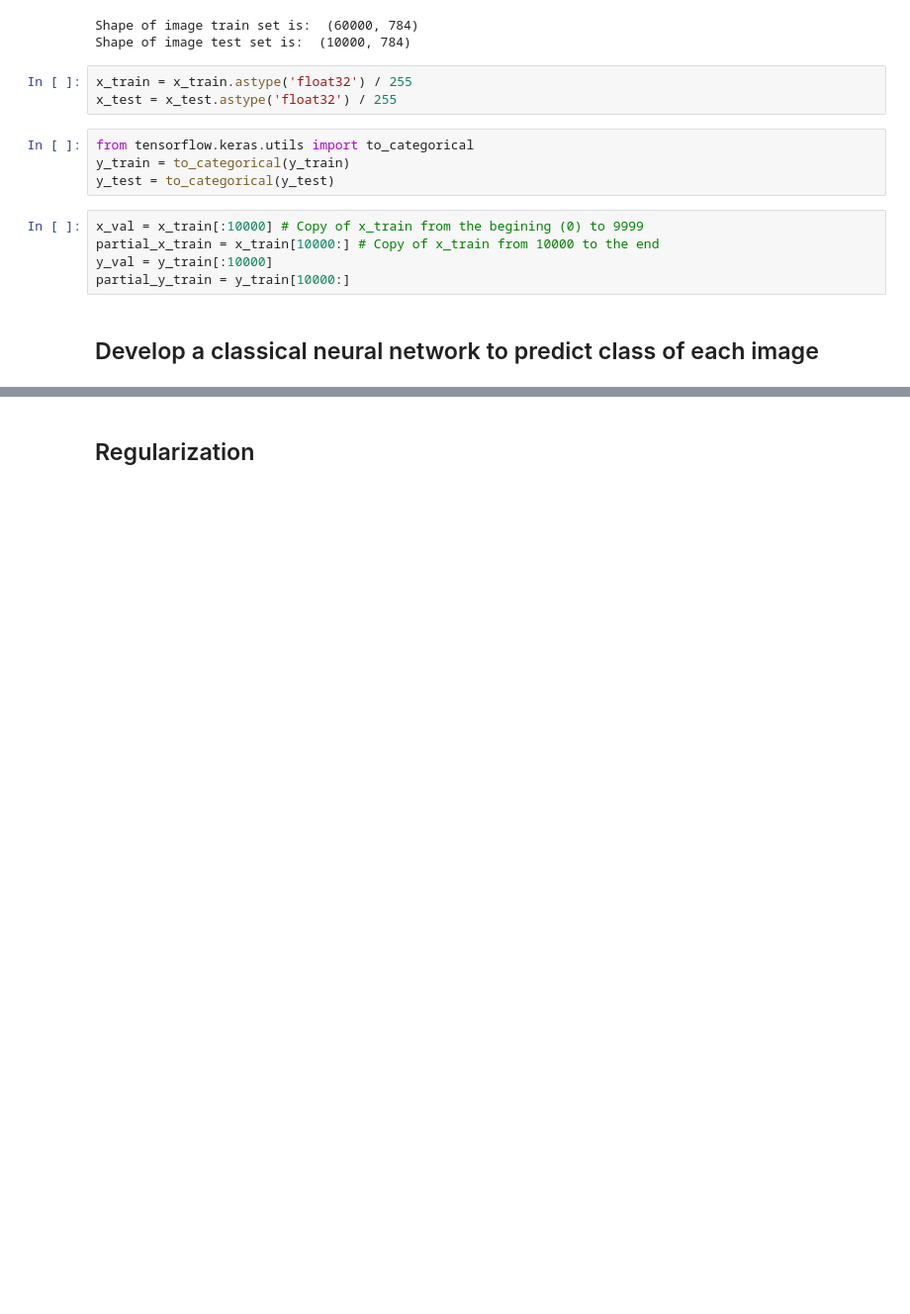
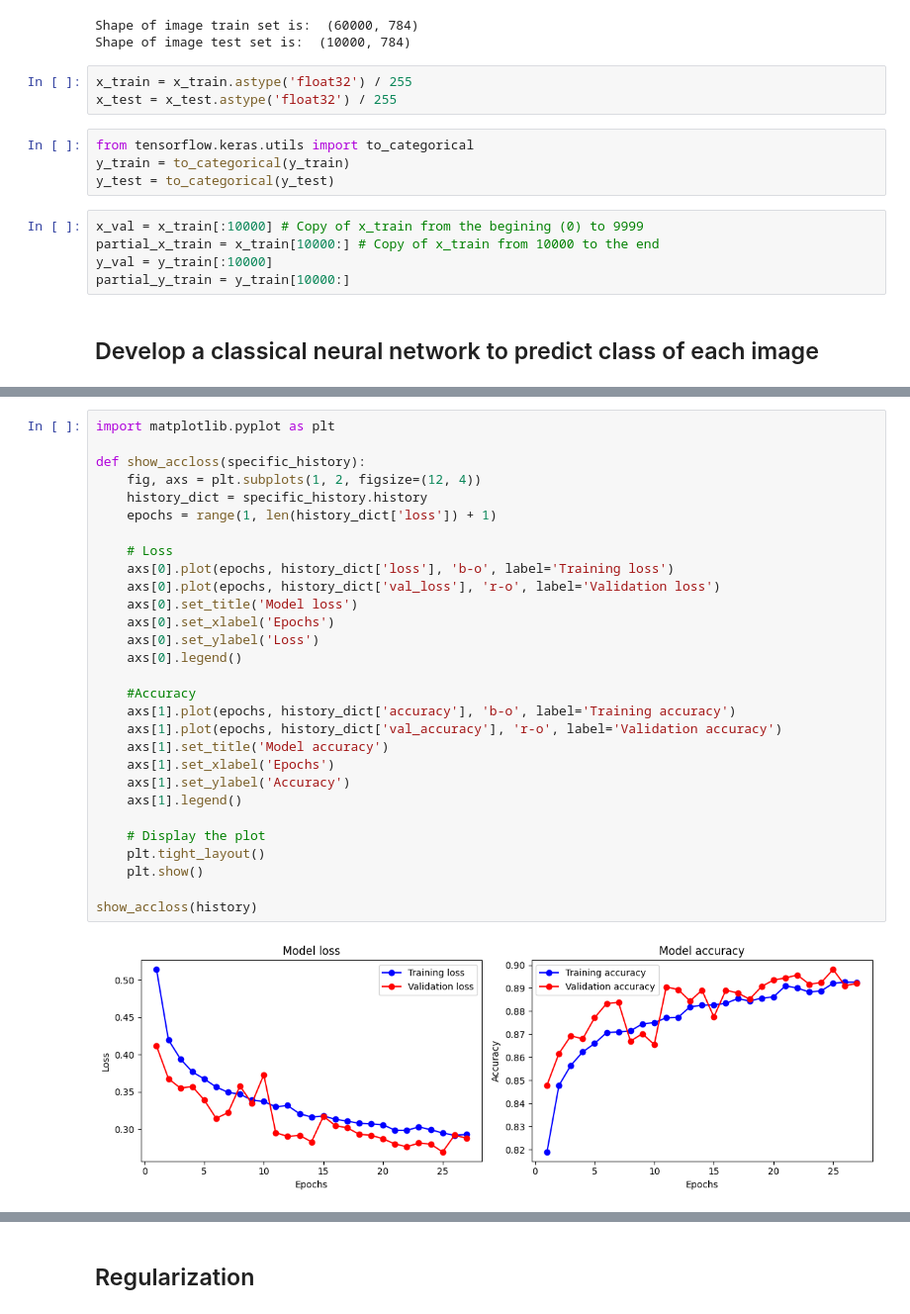
Before and after one commit to jorgevazquezperez/MQIST, a Jupyter notebook: CCAM/P1_JorgeVazquez.ipynb, the cells around one changed output, grey strips where cells are left out. Shown at 99% size. Drawn from its saved outputs; the diff is of its cells as text; blank space fills up the shorter version.

```diff
--- a/CCAM/P1_JorgeVazquez.ipynb
+++ b/CCAM/P1_JorgeVazquez.ipynb
@@ -165,0 +297,31 @@ ValueError: x and y must have same first dimension, but have shapes (10,) and (2
+# %%
+import matplotlib.pyplot as plt
+
+def show_accloss(specific_history):
+    fig, axs = plt.subplots(1, 2, figsize=(12, 4))
+    history_dict = specific_history.history
+    epochs = range(1, len(history_dict['loss']) + 1)
+
+    # Loss
+    axs[0].plot(epochs, history_dict['loss'], 'b-o', label='Training loss')
+    axs[0].plot(epochs, history_dict['val_loss'], 'r-o', label='Validation loss')
+    axs[0].set_title('Model loss')
+    axs[0].set_xlabel('Epochs')
+    axs[0].set_ylabel('Loss')
+    axs[0].legend()
+
+    #Accuracy
+    axs[1].plot(epochs, history_dict['accuracy'], 'b-o', label='Training accuracy')
+    axs[1].plot(epochs, history_dict['val_accuracy'], 'r-o', label='Validation accuracy')
+    axs[1].set_title('Model accuracy')
+    axs[1].set_xlabel('Epochs')
+    axs[1].set_ylabel('Accuracy')
+    axs[1].legend()
+
+    # Display the plot
+    plt.tight_layout()
+    plt.show()
+
+show_accloss(history)
+# %% [output]
+[figure, added]
```
Also changed, not shown: parts of 20 cells of this notebook, 22 other files.
